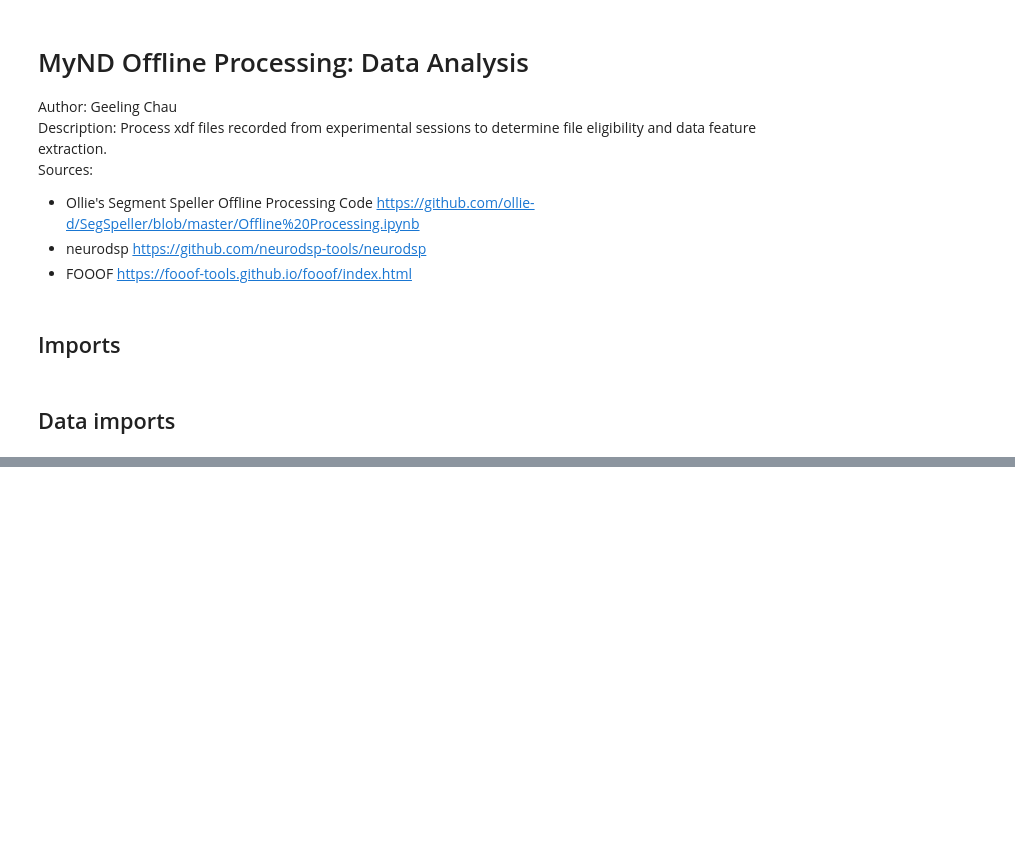
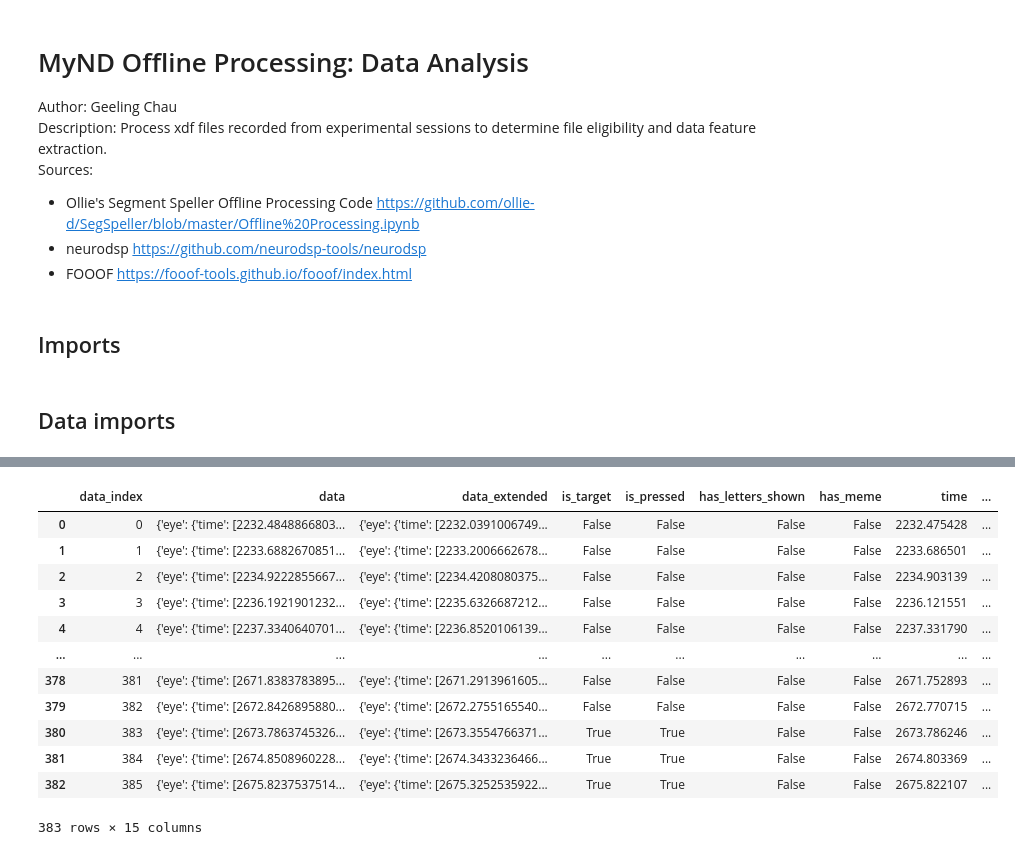
Before and after one commit to D1o0g9s/MyND, a Jupyter notebook: Data Analysis/02_1 ERPs.ipynb, the cells around one changed output, grey strips where cells are left out. Drawn from its saved outputs; the diff is of its cells as text; code cells hidden in the pictures; blank space fills up the shorter version.

```diff
--- a/Data Analysis/02_1 ERPs.ipynb
+++ b/Data Analysis/02_1 ERPs.ipynb
@@ -74,2 +91,18 @@ num in list: 66
+# %%
+df
+# %% [output]
+|  | data_index | data | data_extended | is_target | is_pressed | has_letters_shown | has_meme | time | ... |
+| 0 | 0 | {'eye': {'time': [2232.4848866803... | {'eye': {'time': [2232.0391006749... | False | False | False | False | 2232.475428 | ... |
+| 1 | 1 | {'eye': {'time': [2233.6882670851... | {'eye': {'time': [2233.2006662678... | False | False | False | False | 2233.686501 | ... |
+| 2 | 2 | {'eye': {'time': [2234.9222855667... | {'eye': {'time': [2234.4208080375... | False | False | False | False | 2234.903139 | ... |
+| 3 | 3 | {'eye': {'time': [2236.1921901232... | {'eye': {'time': [2235.6326687212... | False | False | False | False | 2236.121551 | ... |
+| 4 | 4 | {'eye': {'time': [2237.3340640701... | {'eye': {'time': [2236.8520106139... | False | False | False | False | 2237.331790 | ... |
+| ... | ... | ... | ... | ... | ... | ... | ... | ... | ... |
+| 378 | 381 | {'eye': {'time': [2671.8383783895... | {'eye': {'time': [2671.2913961605... | False | False | False | False | 2671.752893 | ... |
+| 379 | 382 | {'eye': {'time': [2672.8426895880... | {'eye': {'time': [2672.2755165540... | False | False | False | False | 2672.770715 | ... |
+| 380 | 383 | {'eye': {'time': [2673.7863745326... | {'eye': {'time': [2673.3554766371... | True | True | False | False | 2673.786246 | ... |
+| 381 | 384 | {'eye': {'time': [2674.8508960228... | {'eye': {'time': [2674.3433236466... | True | True | False | False | 2674.803369 | ... |
+| 382 | 385 | {'eye': {'time': [2675.8237537514... | {'eye': {'time': [2675.3252535922... | True | True | False | False | 2675.822107 | ... |
+383 rows × 15 columns
 # %%
 # Compare ERPs
```
Also changed, not shown: parts of 7 cells of this notebook, 14 other files.
